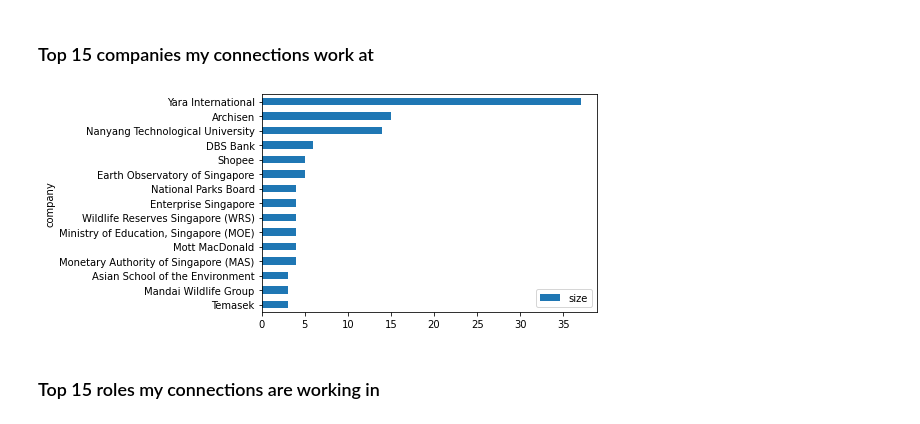
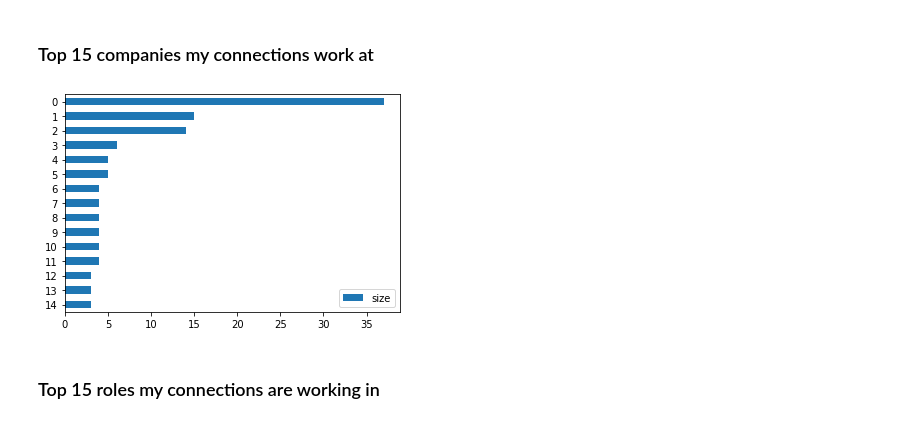
Before and after one commit to leonswl/linkedin-network-analysis, a Jupyter notebook: linkedin-network-analysis.ipynb, the cells around one changed output. Drawn from its saved outputs; the diff is of its cells as text; code cells hidden in the pictures.

```diff
--- a/linkedin-network-analysis.ipynb
+++ b/linkedin-network-analysis.ipynb
@@ -75,15 +81,14 @@ Looking at the number of new connections over time since i joined LinkedIn, bulk
 # %%
 companies_count = (new_df
                     .groupby(by=['company']) # group by country
                     .size() # sum up count for each company
                     .to_frame('size') # convert to frame
                     .sort_values(by=['size'],ascending=False) # sort by descending order
-                    .head(15) # top 15
-                    .plot(kind='barh') # plot barplot
-                    .invert_yaxis() # convert to horizontal plot
-                    )
+                    .reset_index()
+)
+companies_count.head(15).plot(kind='barh').invert_yaxis() # convert to horizontal plot
 # %% [output]
-[figure, old version]
+[figure, new version]
 # %% [markdown]
 ### Top 15 roles my connections are working in
 # %%
```
Also changed, not shown: parts of 7 cells of this notebook.
